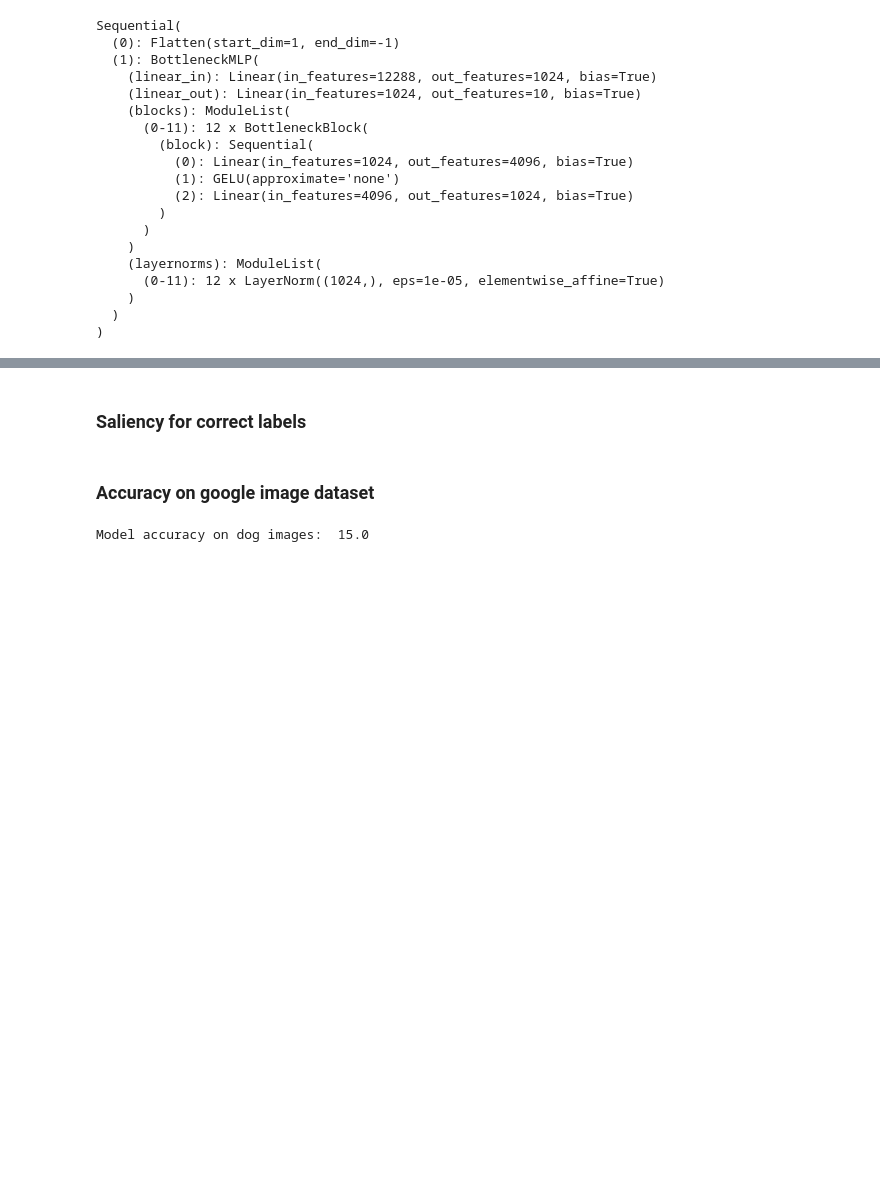
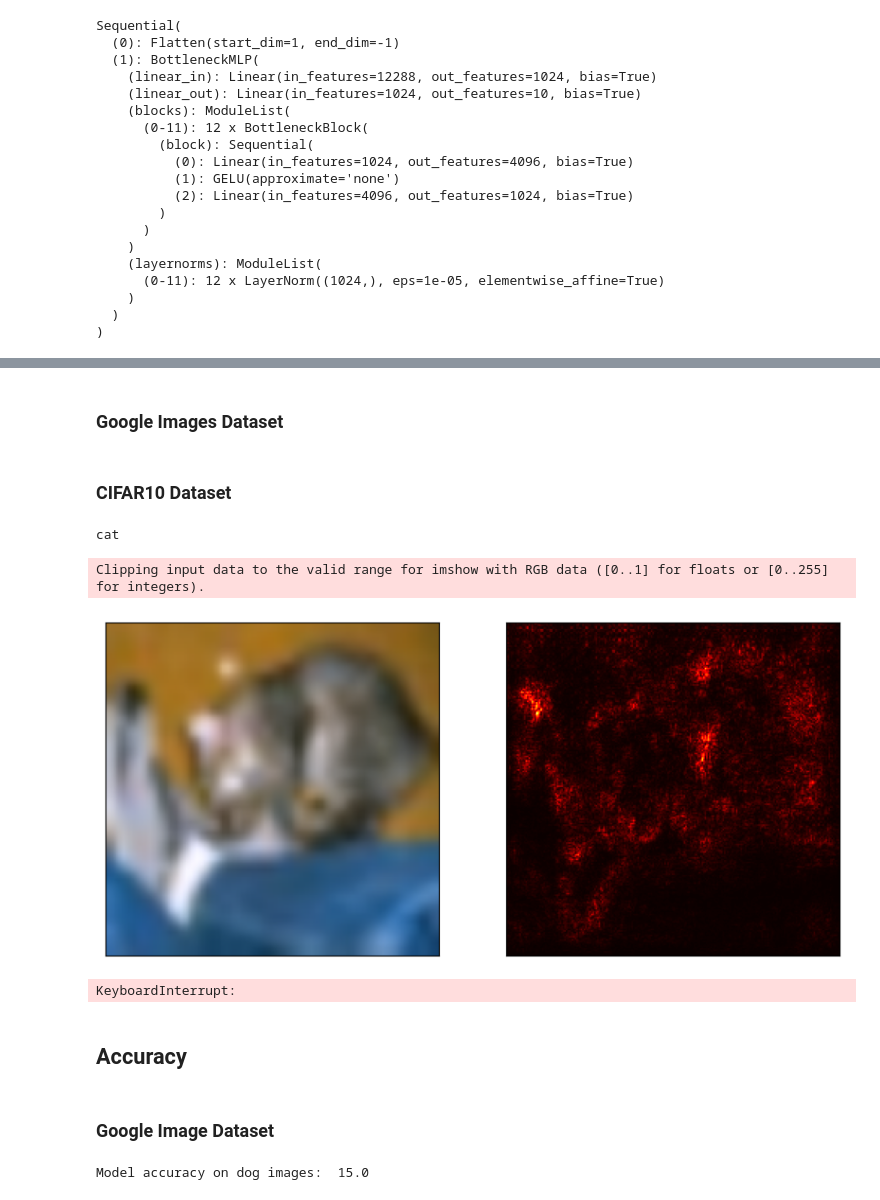
Before and after one commit to V-G-spec/DLProject-MLP, a Jupyter notebook: Experiments/Vansh/MLP/saliency.ipynb, the cells around one changed output, grey strips where cells are left out. Saved outputs shown, nothing was run; the diff lists cells and outputs as text; code cells hidden in the pictures; blank space fills up the shorter version.

Commit message:
Cleaned up Saliency pipelines

```diff
--- a/Experiments/Vansh/MLP/saliency.ipynb
+++ b/Experiments/Vansh/MLP/saliency.ipynb
@@ -36,6 +45,6 @@ model = get_model(architecture=architecture, resolution=crop_resolution, num_cla
                   checkpoint=None)
 # model = model.to(device)
 # model.eval()
-model = nn.Sequential(
+model_MLP = nn.Sequential(
     nn.Flatten(1, -1),model
 )
@@ -44,5 +51,5 @@ KeyboardInterrupt:
 # %%
-print(model)
+print(model_MLP)
 
 #define transforms to preprocess input image into format expected by model
 normalize = transforms.Normalize(mean=[0.485, 0.456, 0.406],
@@ -56,11 +63,14 @@ inv_normalize = transforms.Normalize(
 #transforms to resize image to the size expected by pretrained model,
 #convert PIL image to tensor, and
 #normalize the image
-transform = transforms.Compose([
-    # transforms.Resize((64, 64)),
+transform_c = transforms.Compose([
     transforms.ToTensor(),
+    transforms.Resize((64, 64)),
     transforms.Normalize((0.4914, 0.4822, 0.4465), (0.2471, 0.2435, 0.2616)),
 ])
+
+test_dataset = datasets.CIFAR10(root='./data', train=False, download=True, transform=transform_c)
+test_loader = DataLoader(test_dataset, batch_size=1024, shuffle=False)
 # %% [output]
 Sequential(
   (0): Flatten(start_dim=1, end_dim=-1)
@@ -128,8 +140,8 @@ def resize_image(input_path, size=(64, 64)):
     # Resize the image to the specified size
     resized_img = img.resize(size)
     return resized_img
-# %% [markdown]
-### Saliency for correct labels
+# %% [markdown]
+### Google Images Dataset
 # %%
 classes = ["airplane", "automobile", "bird", "cat", "deer", "dog", "frog", "horse", "ship", "truck"]
 for i in range(20):
@@ -140,8 +152,34 @@ for i in range(20):
     output = model(img_ten)
     if (np.argmax(output.detach()).item() == 5):
         saliency(img, model)
+# %% [markdown]
+### CIFAR10 Dataset
+# %%
+classes = ["airplane", "automobile", "bird", "cat", "deer", "dog", "frog", "horse", "ship", "truck"]
+
+transform_img = transforms.ToPILImage()
+
+for inputs, labels in test_loader:
+    inputs, labels = inputs.to(device), labels.to(device)
+
+    # Forward pass
+    for input, label in zip(inputs, labels):
+        output = model(input.unsqueeze(0))
+        _, predicted = torch.max(output, 1)
+        if (predicted == label):
+            print(classes[label.item()])
+            saliency(transform_img(input), model)
+            # if (random.random() < 0.01):
+            #     saliency(transform_img(input), model)
+# %% [output]
+cat
+Clipping input data to the valid range for imshow with RGB data ([0..1] for floats or [0..255] for integers).
+[figure, added]
+KeyboardInterrupt:
 # %% [markdown]
-### Accuracy on google image dataset
+## Accuracy
+# %% [markdown]
+### Google Image Dataset
 # %%
 classes = ["airplane", "automobile", "bird", "cat", "deer", "dog", "frog", "horse", "ship", "truck"]
 count = 0
```
Also changed, not shown: parts of 10 cells of this notebook, 1 other file.
